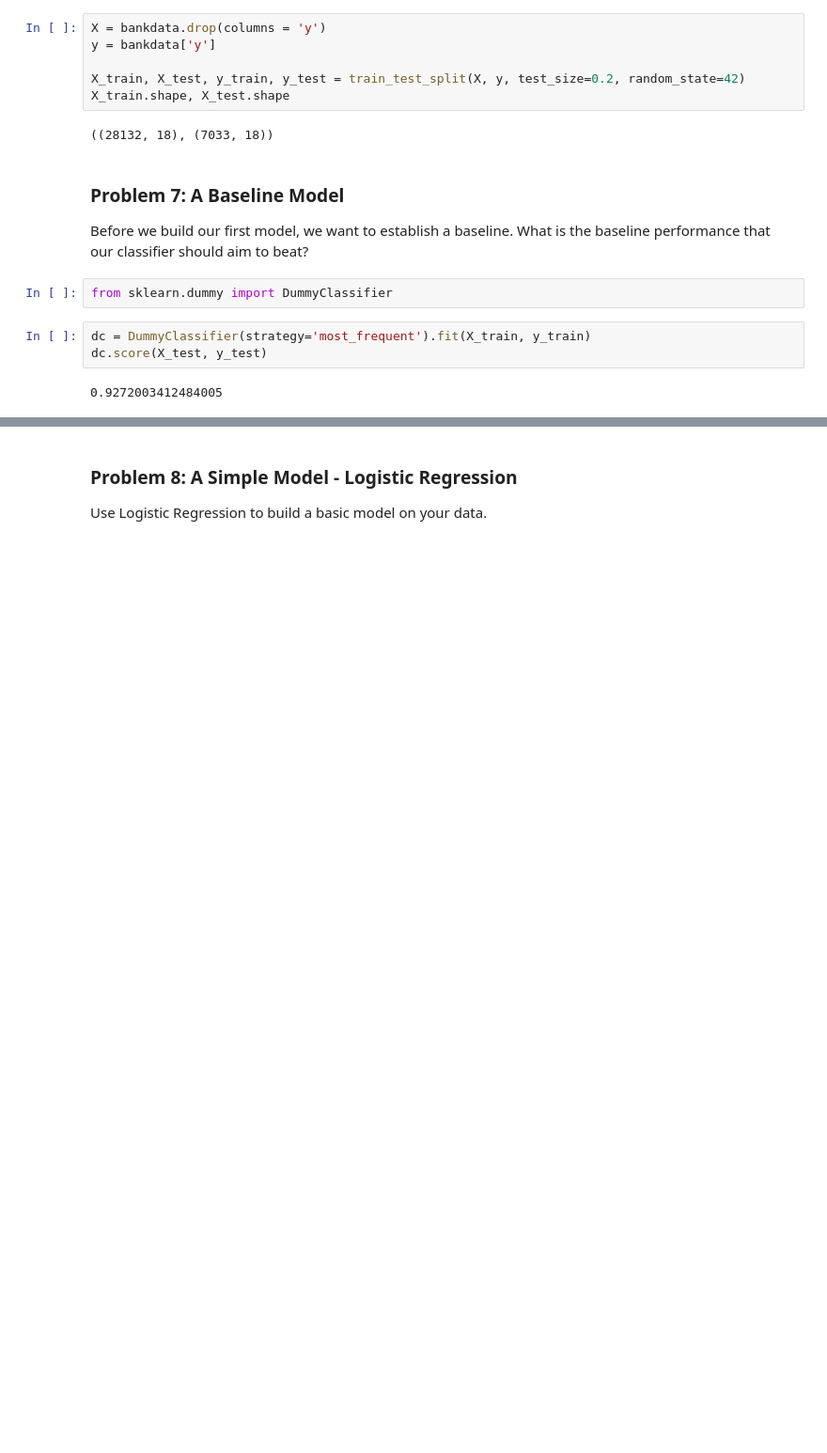
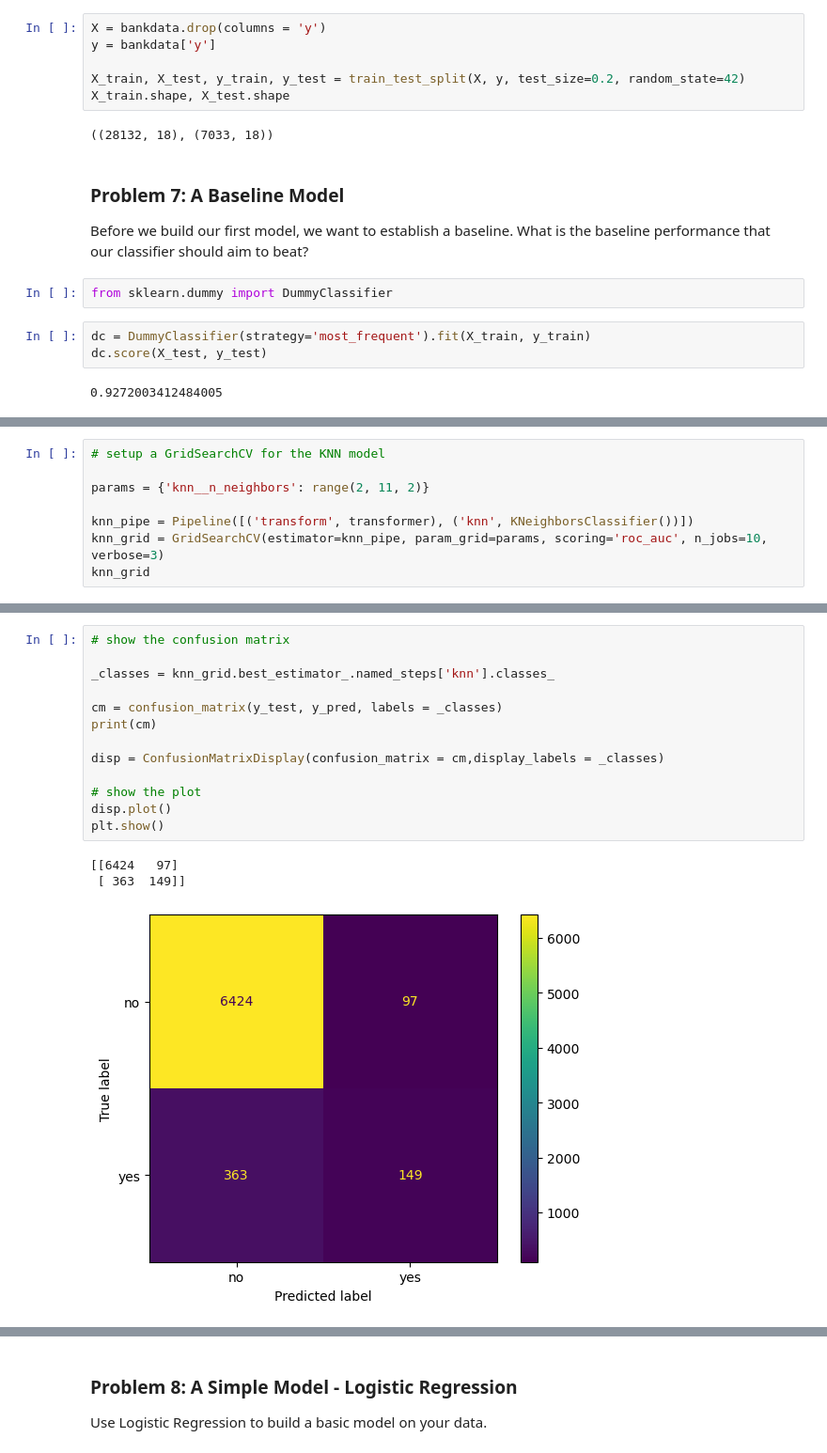
Before and after one commit to mgk2014/PCMLAI-bankcampaign, a Jupyter notebook: prompt_III.ipynb, the cells around one changed output, grey strips where cells are left out. Shown at 94% size. Drawn from its saved outputs; the diff is of its cells as text; blank space fills up the shorter version.

```diff
--- a/prompt_III.ipynb
+++ b/prompt_III.ipynb
@@ -513,0 +417,8 @@ y_pred = knn_grid.predict(X_test)
+# %%
+# setup a GridSearchCV for the KNN model
+
+params = {'knn__n_neighbors': range(2, 11, 2)}
+
+knn_pipe = Pipeline([('transform', transformer), ('knn', KNeighborsClassifier())])
+knn_grid = GridSearchCV(estimator=knn_pipe, param_grid=params, scoring='roc_auc', n_jobs=10, verbose=3)
+knn_grid
@@ -514 +464,18 @@ y_pred = knn_grid.predict(X_test)
+# %%
+# show the confusion matrix
+
+_classes = knn_grid.best_estimator_.named_steps['knn'].classes_
+
+cm = confusion_matrix(y_test, y_pred, labels = _classes)
+print(cm)
+
+disp = ConfusionMatrixDisplay(confusion_matrix = cm,display_labels = _classes)
+
+# show the plot
+disp.plot()
+plt.show()
+# %% [output]
+[[6424   97]
+ [ 363  149]]
+[figure, added]
 # %%
```
Also changed, not shown: parts of 60 cells of this notebook.
